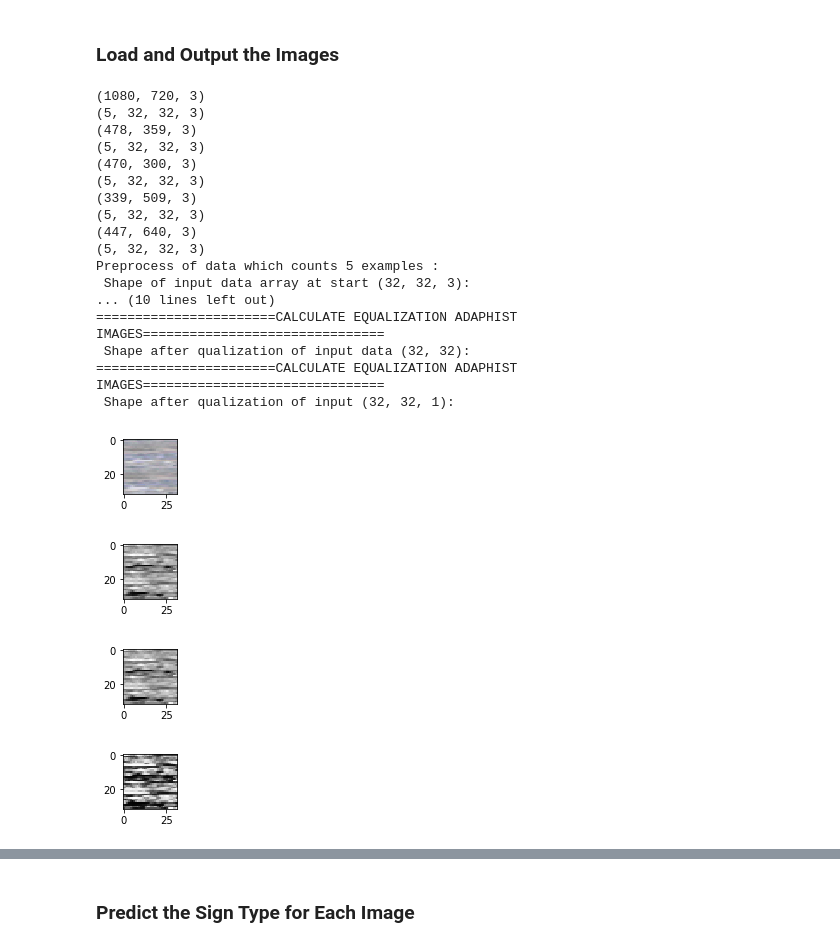
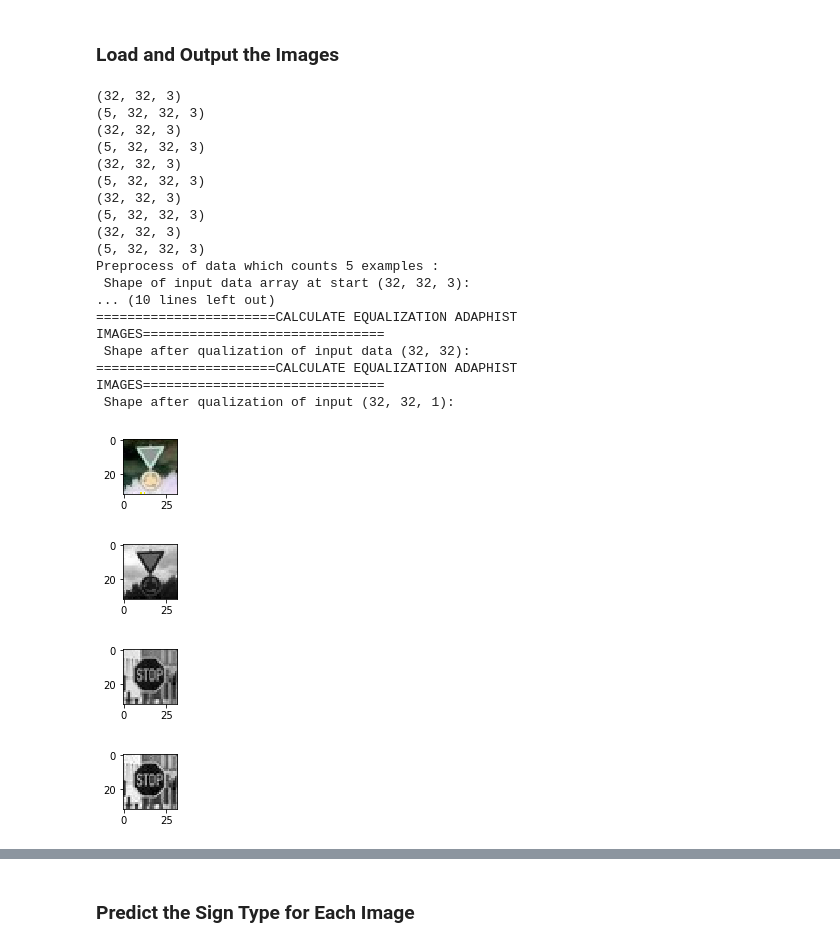
Before and after one commit to DominicusBenacus/CarND-Traffic-Sign-Classifier-Project, a Jupyter notebook: Traffic_Sign_Classifier.ipynb, the cells around one changed output, grey strips where cells are left out. Drawn from its saved outputs; the diff is of its cells as text; code cells hidden in the pictures.

```diff
--- a/Traffic_Sign_Classifier.ipynb
+++ b/Traffic_Sign_Classifier.ipynb
@@ -867,44 +865,45 @@ import cv2
 # Load images from .ipg files to `X_newImages` numpy array
 X_newImages = np.empty((5, 32, 32, 3))
 for i in range(5):
-    image = mpimg.imread(os.getcwd() + '/examples/' + "example{0:0>2}".format(i + 1) + '.jpg')
+    #read images of pre sized 32,32,3
+    image = mpimg.imread(os.getcwd() + '/examples/' + "cropexample{0:0>2}".format(i + 1) + '.jpg')
     print(np.shape(image))
-    image = np.resize(image, (32, 32, 3))
+
 
     X_newImages[i] = image
     print(np.shape(X_newImages))
 
 ### provide validation
 y_newImages = np.array([
     17, # "example01"
     1, # "example02"
     5, # "example03"
     13, # "example04"
     14, # "example05"
 ])
 
 # Preprocess and get predictions based on the current model
 X_newImages, _ = pre_precess_gray_normalize(X_newImages)
 X_newImages, _ = pre_process_equalHist(X_newImages)
 # %% [output]
-(1080, 720, 3)
+(32, 32, 3)
 (5, 32, 32, 3)
-(478, 359, 3)
+(32, 32, 3)
 (5, 32, 32, 3)
-(470, 300, 3)
+(32, 32, 3)
 (5, 32, 32, 3)
-(339, 509, 3)
+(32, 32, 3)
 (5, 32, 32, 3)
-(447, 640, 3)
+(32, 32, 3)
 (5, 32, 32, 3)
 Preprocess of data which counts 5 examples :
  Shape of input data array at start (32, 32, 3):
 ... (10 lines left out)
 =======================CALCULATE EQUALIZATION ADAPHIST IMAGES===============================
  Shape after qualization of input data (32, 32):
 =======================CALCULATE EQUALIZATION ADAPHIST IMAGES===============================
  Shape after qualization of input (32, 32, 1):
-[figure, old version]
+[figure, new version]
-[figure, old version]
+[figure, new version]
-[figure, old version]
+[figure, new version]
-[figure, old version]
+[figure, new version]
```
Also changed, not shown: parts of 6 cells of this notebook.
